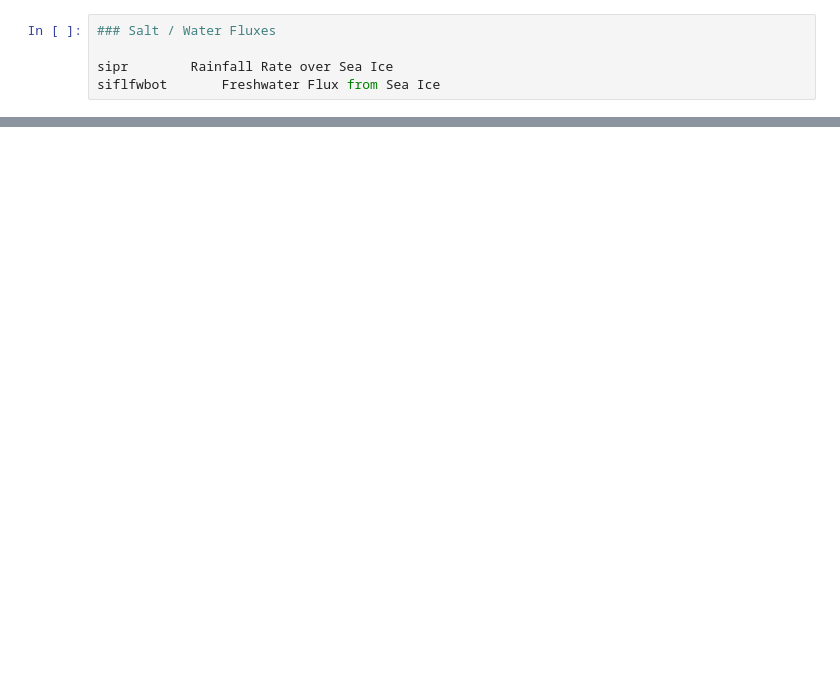
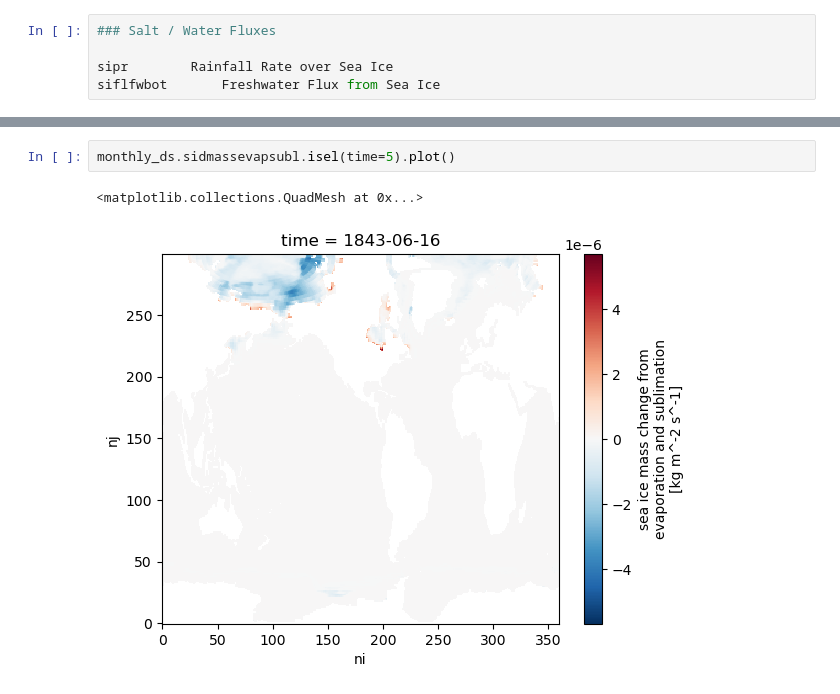
Before and after one commit to ACCESS-NRI/access-esm1.6-configs, a Jupyter notebook: documentation/docs/pages/diagnostics/sea_ice.ipynb, the cells around one changed output, grey strips where cells are left out. Saved outputs shown, nothing was run; the diff lists cells and outputs as text; blank space fills up the shorter version.

```diff
--- a/documentation/docs/pages/diagnostics/sea_ice.ipynb
+++ b/documentation/docs/pages/diagnostics/sea_ice.ipynb
@@ -210,0 +183,5 @@ sivols		sea_ice_volume	Sea-Ice Volume South
+# %%
+monthly_ds.sidmassevapsubl.isel(time=5).plot()
+# %% [output]
+<matplotlib.collections.QuadMesh at 0x...>
+[figure, added]
```
Also changed, not shown: parts of 19 cells of this notebook, 2 other files.
